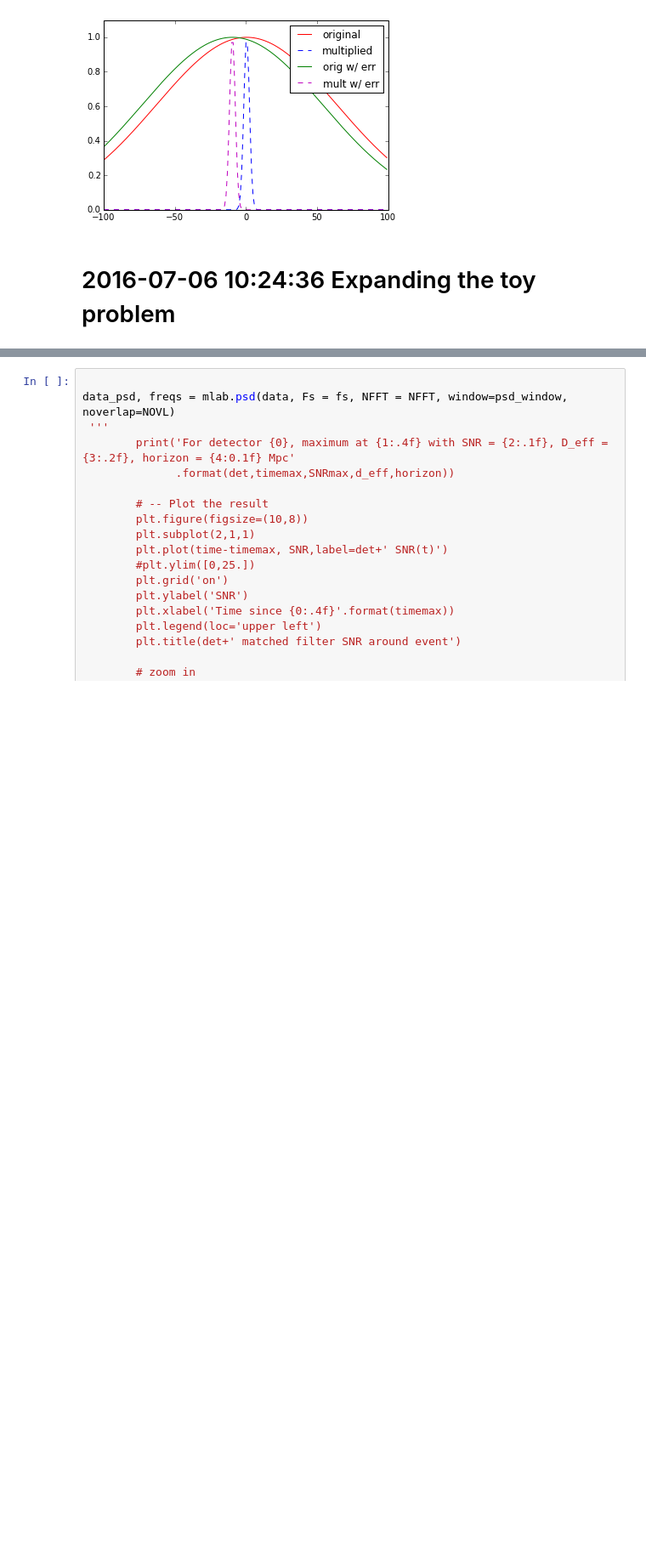
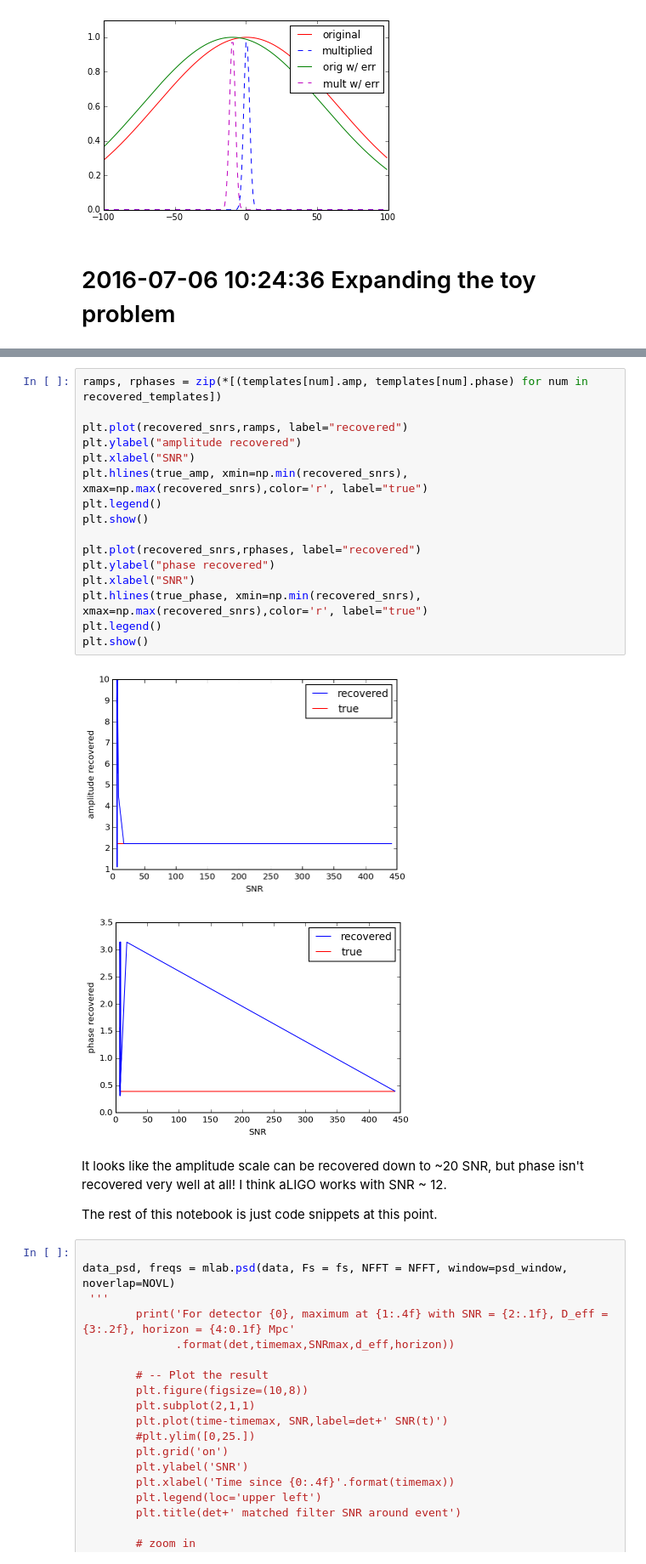
Before and after one commit to meljrose/LIGO, a Jupyter notebook: LIGO_workbook.ipynb, the cells around one changed output, grey strips where cells are left out. Shown at 85% size. Cells and saved outputs as stored; diff of their text form; blank space fills up the shorter version.

```diff
--- a/LIGO_workbook.ipynb
+++ b/LIGO_workbook.ipynb
@@ -856,3 +816,26 @@ plt.show()
+# %%
+ramps, rphases = zip(*[(templates[num].amp, templates[num].phase) for num in recovered_templates])
+
+plt.plot(recovered_snrs,ramps, label="recovered")
+plt.ylabel("amplitude recovered")
+plt.xlabel("SNR")
+plt.hlines(true_amp, xmin=np.min(recovered_snrs), xmax=np.max(recovered_snrs),color='r', label="true")
+plt.legend()
+plt.show()
+
+plt.plot(recovered_snrs,rphases, label="recovered")
+plt.ylabel("phase recovered")
+plt.xlabel("SNR")
+plt.hlines(true_phase, xmin=np.min(recovered_snrs), xmax=np.max(recovered_snrs),color='r', label="true")
+plt.legend()
+plt.show()
+# %% [output]
+[figure, added]
+[figure, added]
+# %% [markdown]
+It looks like the amplitude scale can be recovered down to ~20 SNR, but phase isn't recovered very well at all! I think aLIGO works with SNR ~ 12.
+
+The rest of this notebook is just code snippets at this point.
 # %%
 
 data_psd, freqs = mlab.psd(data, Fs = fs, NFFT = NFFT, window=psd_window, noverlap=NOVL)
```
Also changed, not shown: parts of 17 cells of this notebook.
